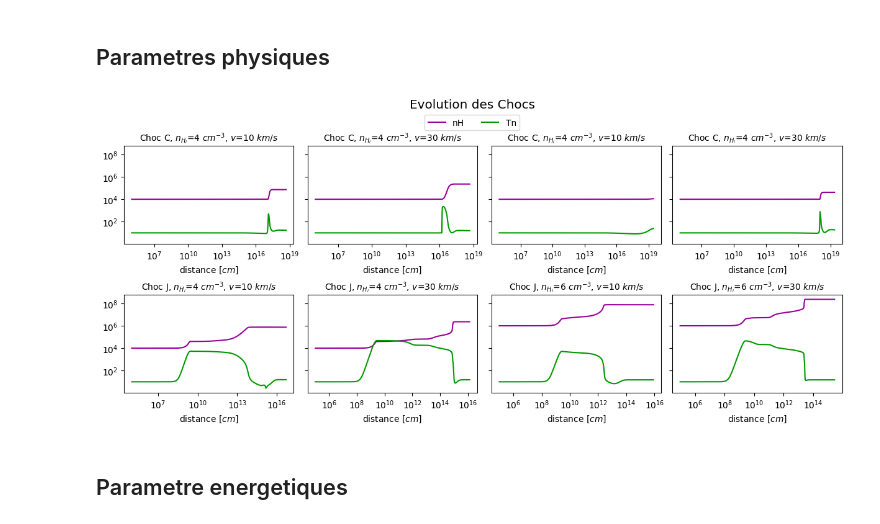
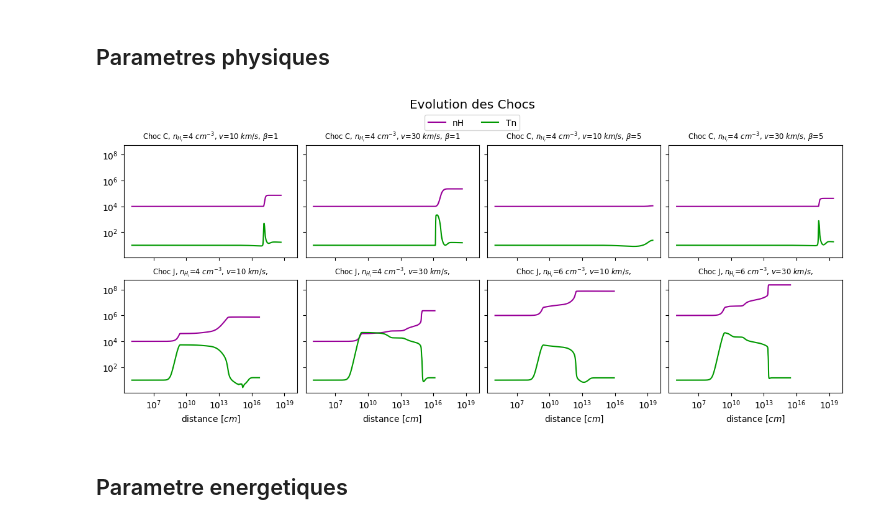
Before and after one commit to georgina-sampson/M04-Shocks, a Jupyter notebook: s07.ipynb, the cells around one changed output. Saved outputs shown, nothing was run; the diff lists cells and outputs as text; code cells hidden in the pictures.

```diff
--- a/s07.ipynb
+++ b/s07.ipynb
@@ -131,7 +131,7 @@ for j, obs in enumerate(observations):
 [figure]
 # %%
 # Comparaison des raies pour les 2 régions
-fig, axs = plt.subplots(1,jmax,figsize=(6*jmax,6),sharex=True,sharey=True, layout='constrained')
+fig, axs = plt.subplots(ncols=1,nrows=jmax,figsize=(6,4*jmax),sharey=True, layout='constrained')
 
 for j, obs in enumerate(observations):
     ax = axs[j]
@@ -435,7 +435,7 @@ fig.savefig('diagExcitFit.png', dpi=300, bbox_inches='tight')
 # %% [markdown]
 ## Lecture
 # %%
-files=["energetics.out","excit.out","H2_lev_cd.out","H2_line_loc.out","H2_line_int.out","H2_lev_ln.out","intensity.out","mhd_phys.out"]
+files=["energetics.out","excit.out","H2_lev_cd.out","H2_line_loc.out","H2_line_int.out","H2_lev_ln.out","intensity.out","mhd_phys.out","mhd_speci_ad.out"]
 
 Cmodels=dict()
 # for model in [f for f in os.listdir("shock_grid") if 'C'==f[0]]:
@@ -461,14 +461,16 @@ for model in ['Jn4v10', 'Jn4v30', 'Jn6v10', 'Jn6v30']:
 # %%
 def name_to_desc(model):
     tipo=model[0]
-    nH=model[2]
-    v=model[-2:]
+
+    nH=model.split('n')[1][0]
+    if tipo=='C': b=model.split('b')[1][0]
+    v=model.split('v')[1]
 
     str_nh="$n_{H_i}$"
     str_cm="cm^{-3}"
     str_km="km/s"
 
-    return f"Choc {tipo}, {str_nh}={nH} ${str_cm}$, $v$={v} ${str_km}$"
+    return f"Choc {tipo}, {str_nh}={nH} ${str_cm}$, $v$={v} ${str_km}$, "+ (r"$\beta$="+str(b) if tipo=='C' else '')
 # %% [markdown]
 ## Parametres physiques
 # %%
@@ -511,26 +513,26 @@ for i, model in enumerate(Jmodels):
 fig.suptitle(f"J Shocks")
 fig.savefig('Jmodels_phys.png', dpi=300, bbox_inches='tight')
 # %%
-fig, axs = plt.subplots(nrows=2,ncols=4,figsize=(12,4.8), layout='constrained', sharey=True)
+fig, axs = plt.subplots(nrows=2,ncols=4,figsize=(12,4.8), layout='constrained', sharey=True, sharex=True)
 colores=('#990099', '#009900')
 
 for axsL, models in zip(axs, (Cmodels, Jmodels)):
     for ax, model in zip(axsL, models):
         data = models[model]['mhd_phys']
 
         for prop, color in zip(("nH","Tn"), colores):
             ax.plot(data["distance"], data[prop], label=prop if model == 'Cn4b5v10' else None, c=color)
 
         ax.set_yscale("log")
         ax.set_xscale("log")
-        ax.set_xlabel("distance [$cm$]")
-        ax.set_title(name_to_desc(model), size='medium')
+        if 'J' in model: ax.set_xlabel("distance [$cm$]")
+        ax.set_title(name_to_desc(model), size='small')
 
 fig.legend(loc='upper center', ncols=2, bbox_to_anchor=(0.5, 1.06))
 fig.suptitle(f"Evolution des Chocs", size="x-large", y=1.1)
 fig.savefig('models_phys.png', dpi=300, bbox_inches='tight')
 # %% [output]
-[figure, old version]
+[figure, new version]
 # %% [markdown]
 ## Parametre energetiques
 # %%
```
Also changed, not shown: parts of 5 cells of this notebook, 6 other files.
